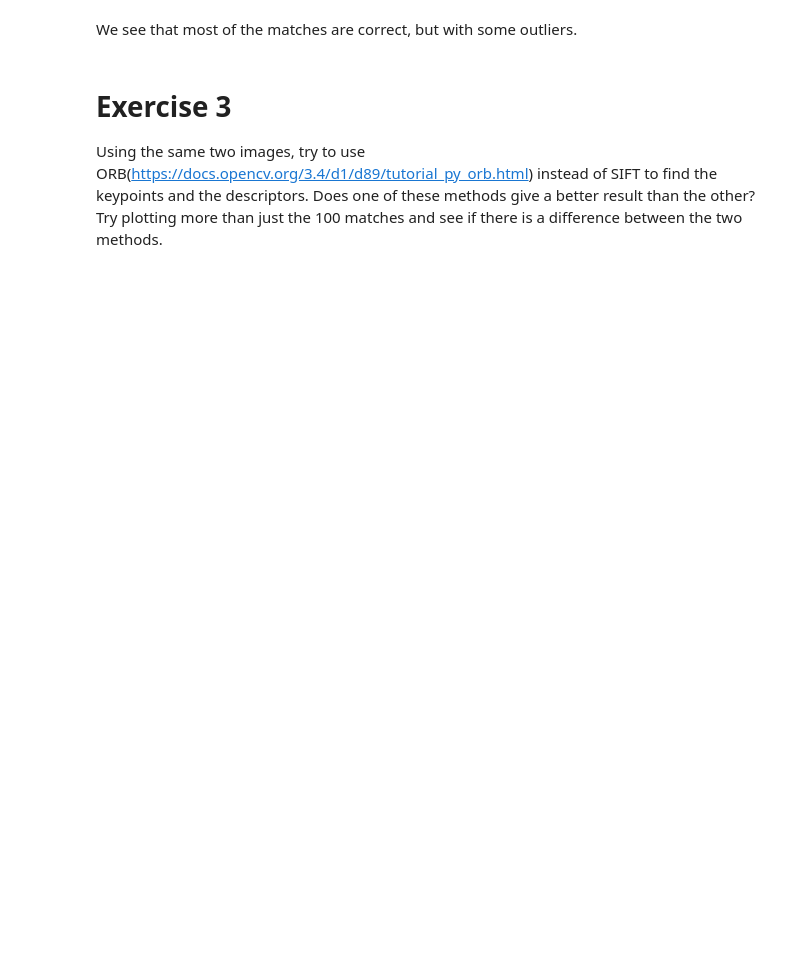
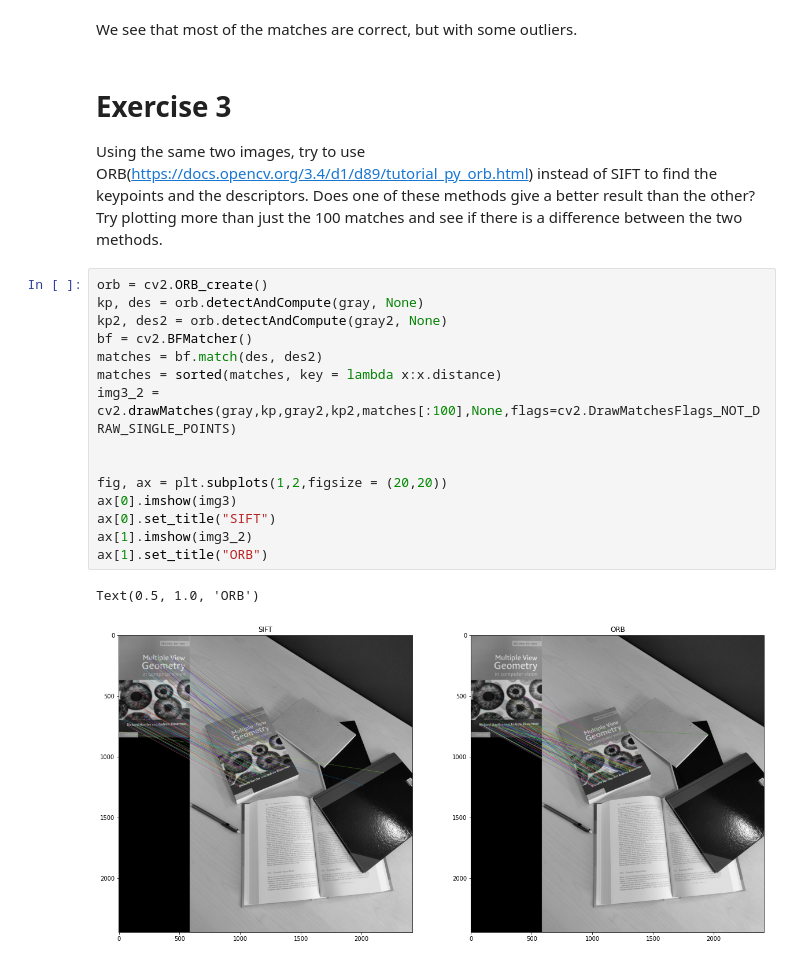
Before and after one commit to jakoboss69/Exercises-in-Perception-Group-2, a Jupyter notebook: week 2 - Edge detection and description/Bendik/Exercise/Exercise 3 - Feature Matching.ipynb, the cells around one changed output. Drawn from its saved outputs; the diff is of its cells as text; blank space fills up the shorter version.

```diff
--- a/week 2 - Edge detection and description/Bendik/Exercise/Exercise 3 - Feature Matching.ipynb
+++ b/week 2 - Edge detection and description/Bendik/Exercise/Exercise 3 - Feature Matching.ipynb
@@ -77,3 +78,21 @@ We see that most of the matches are correct, but with some outliers.
 # %% [markdown]
 # Exercise 3
 Using the same two images, try to use ORB(https://docs.opencv.org/3.4/d1/d89/tutorial_py_orb.html) instead of SIFT to find the keypoints and the descriptors. Does one of these methods give a better result than the other? Try plotting more than just the 100 matches and see if there is a difference between the two methods.
+# %%
+orb = cv2.ORB_create()
+kp, des = orb.detectAndCompute(gray, None)
+kp2, des2 = orb.detectAndCompute(gray2, None)
+bf = cv2.BFMatcher()
+matches = bf.match(des, des2)
+matches = sorted(matches, key = lambda x:x.distance)
+img3_2 = cv2.drawMatches(gray,kp,gray2,kp2,matches[:100],None,flags=cv2.DrawMatchesFlags_NOT_DRAW_SINGLE_POINTS)
+
+
+fig, ax = plt.subplots(1,2,figsize = (20,20))
+ax[0].imshow(img3)
+ax[0].set_title("SIFT")
+ax[1].imshow(img3_2)
+ax[1].set_title("ORB")
+# %% [output]
+Text(0.5, 1.0, 'ORB')
+[figure, added]
```
Also changed, not shown: parts of 2 cells of this notebook, 15 other files.
